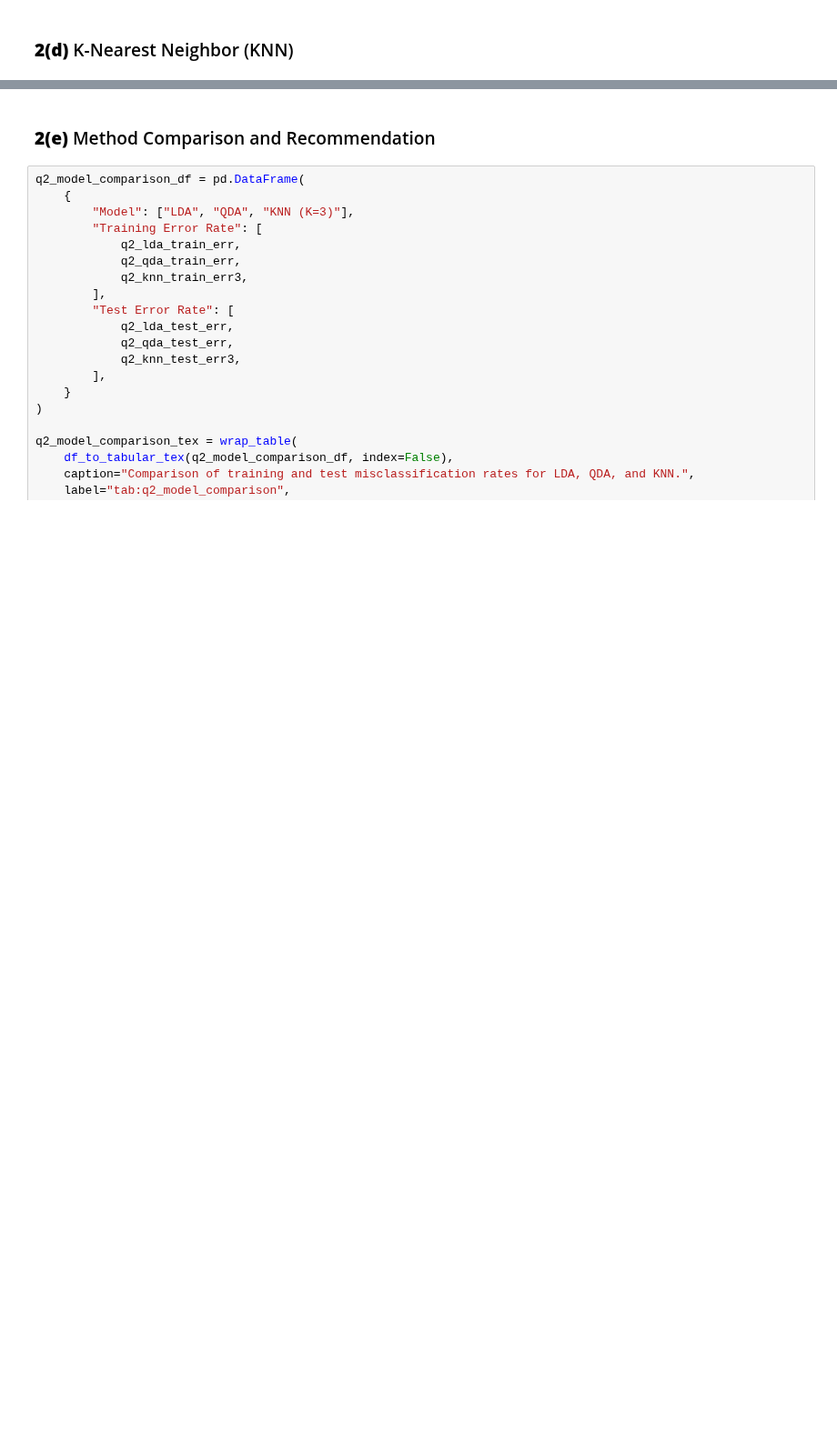
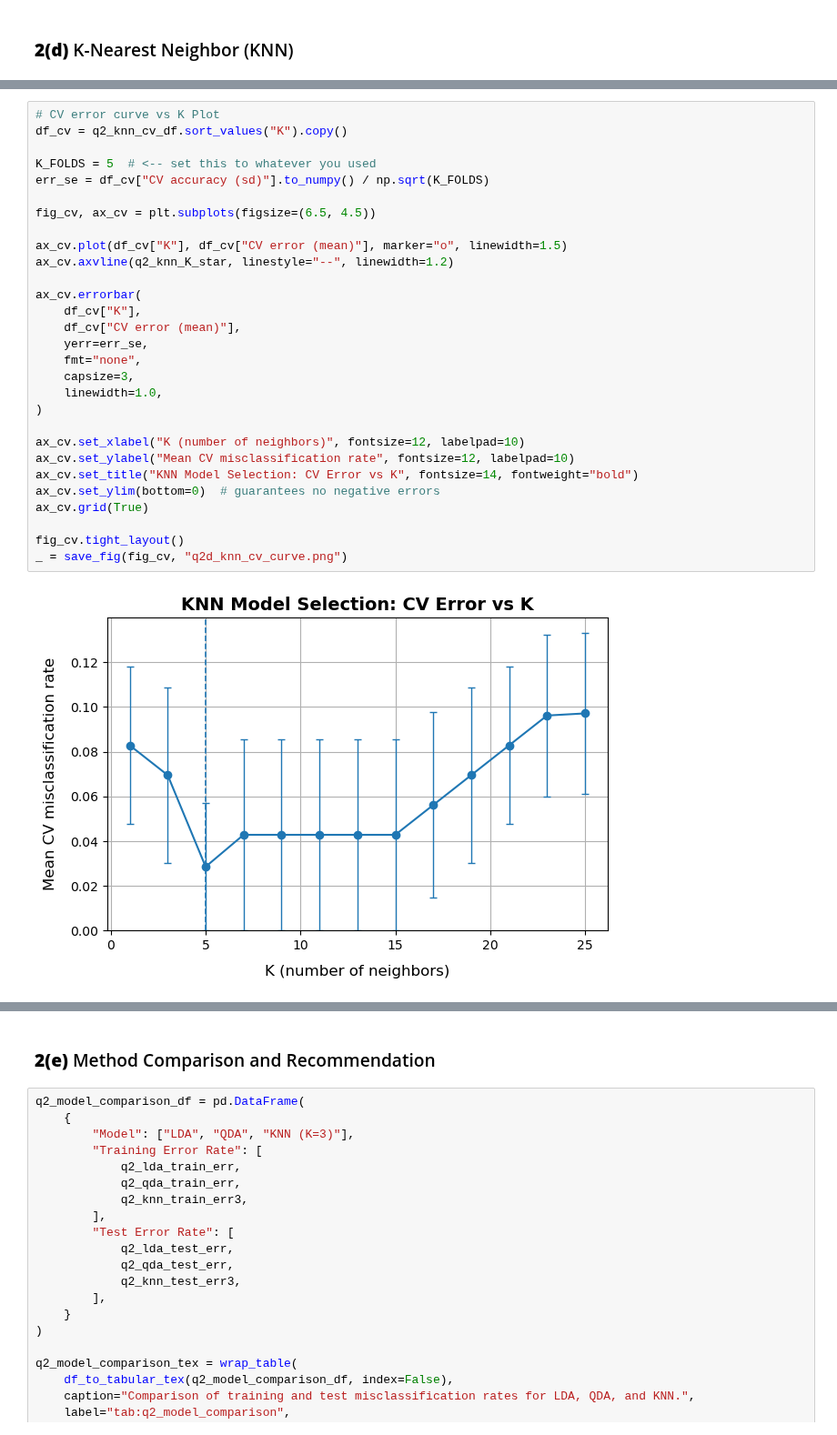
Before and after one commit to etoobian/STAT587_DS1_HW2, a Jupyter notebook: notebooks/STAT587_HW2.ipynb, the cells around one changed output, grey strips where cells are left out. Shown at 91% size. Cells and saved outputs as stored; diff of their text form; blank space fills up the shorter version.

```diff
--- a/notebooks/STAT587_HW2.ipynb
+++ b/notebooks/STAT587_HW2.ipynb
@@ -2204,0 +2197,31 @@ q2_knn_summary_tex = wrap_table(
+# %%
+# CV error curve vs K Plot
+df_cv = q2_knn_cv_df.sort_values("K").copy()
+
+K_FOLDS = 5  # <-- set this to whatever you used
+err_se = df_cv["CV accuracy (sd)"].to_numpy() / np.sqrt(K_FOLDS)
+
+fig_cv, ax_cv = plt.subplots(figsize=(6.5, 4.5))
+
+ax_cv.plot(df_cv["K"], df_cv["CV error (mean)"], marker="o", linewidth=1.5)
+ax_cv.axvline(q2_knn_K_star, linestyle="--", linewidth=1.2)
+
+ax_cv.errorbar(
+    df_cv["K"],
+    df_cv["CV error (mean)"],
+    yerr=err_se,
+    fmt="none",
+    capsize=3,
+    linewidth=1.0,
+)
+
+ax_cv.set_xlabel("K (number of neighbors)", fontsize=12, labelpad=10)
+ax_cv.set_ylabel("Mean CV misclassification rate", fontsize=12, labelpad=10)
+ax_cv.set_title("KNN Model Selection: CV Error vs K", fontsize=14, fontweight="bold")
+ax_cv.set_ylim(bottom=0)  # guarantees no negative errors
+ax_cv.grid(True)
+
+fig_cv.tight_layout()
+_ = save_fig(fig_cv, "q2d_knn_cv_curve.png")
+# %% [output]
+[figure, added]
```
Also changed, not shown: parts of 36 cells of this notebook, 10 other files.
